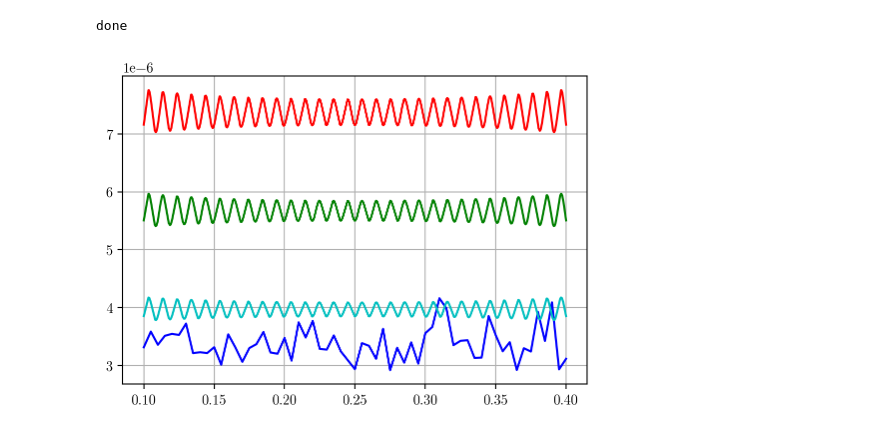
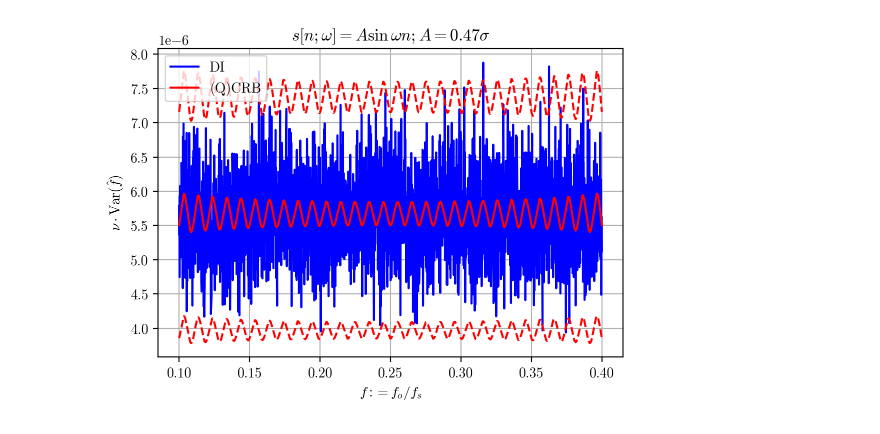
Before and after one commit to huchaoning/freqest-draft, a Jupyter notebook: simulations.ipynb, the cells around one changed output. Cells and saved outputs as stored; diff of their text form; code cells hidden in the pictures.

Commit message:
simulations

```diff
--- a/simulations.ipynb
+++ b/simulations.ipynb
@@ -1,8 +1,4 @@
 # %%
 from src import *
 from myutils import *
-# %%
-clean_all_cache()
-# %% [output]
-done
 # %%
@@ -22,11 +14,13 @@ f_est = np.array(f_est)
 # %%
-plot(np.linspace(0.1, 0.4, 61), f_est.var(-1) * 400)
+f_est = np.load(r'__simulations__\f_est_sin.npy')
+
+plot(np.linspace(0.1, 0.4, 3000), f_est.var(-1) * 400, label='DI')
 
 x_axis = np.linspace(0.1, 0.4, 1000)
 crb = (1 / FisherInformation([5 * DMD.PIXEL_SIZE / 2], x_axis))[0]
 
-plot(x_axis, crb)
-plot(x_axis, 1.3 * crb)
-plot(x_axis, 0.7 * crb)
+plot(x_axis, crb, 'r-',title=r'$s[n;\omega] =A \sin\omega n; A= 0.47\sigma$', label='(Q)CRB')
+plot(x_axis, 1.3 * crb, 'r--', ylabel=r'$\nu\cdot{\rm Var}(\hat f)$')
+plot(x_axis, 0.7 * crb, 'r--', xlabel=r'$f:=f_o/f_s$')
 # %% [output]
-[figure, old version]
+[figure, new version]
```
Also changed, not shown: parts of 5 cells of this notebook, 2 other files.
